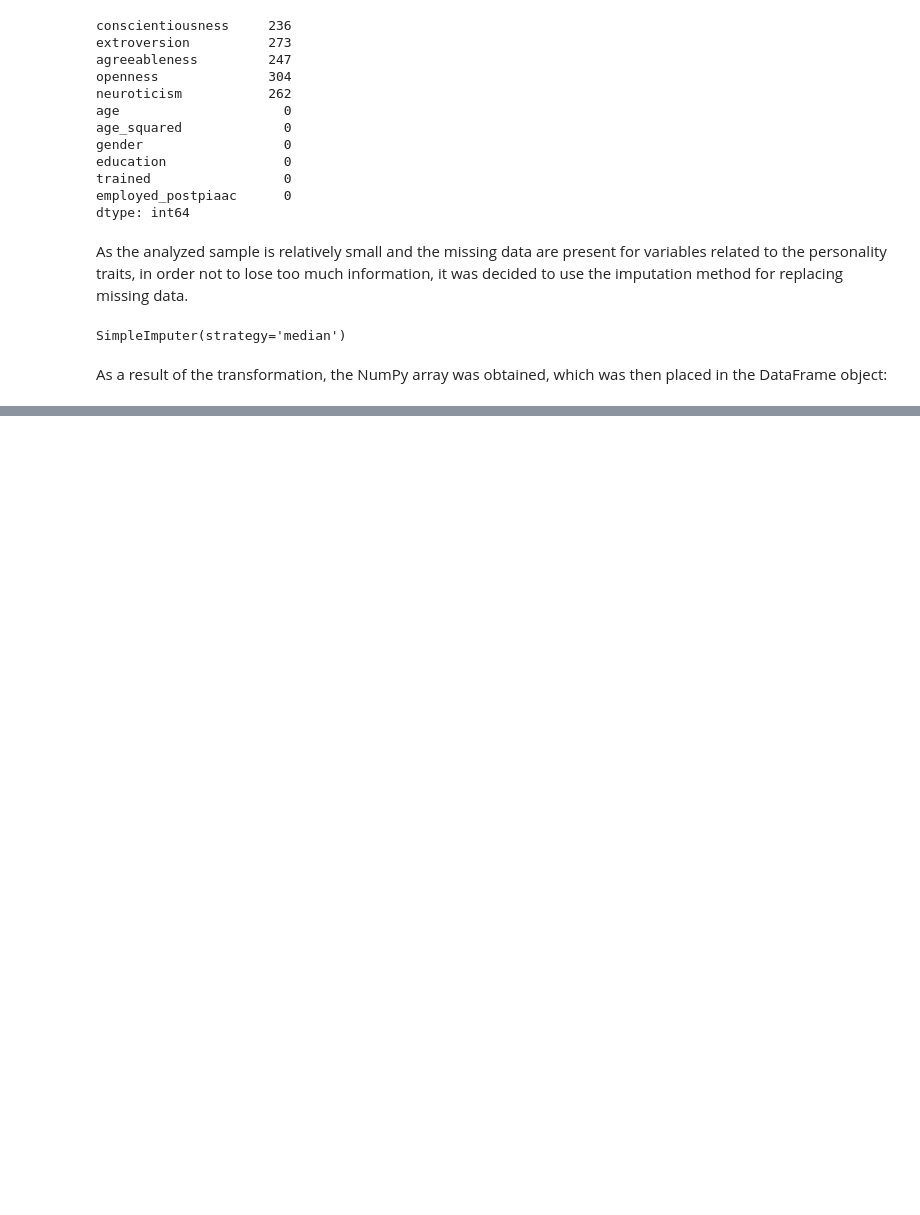
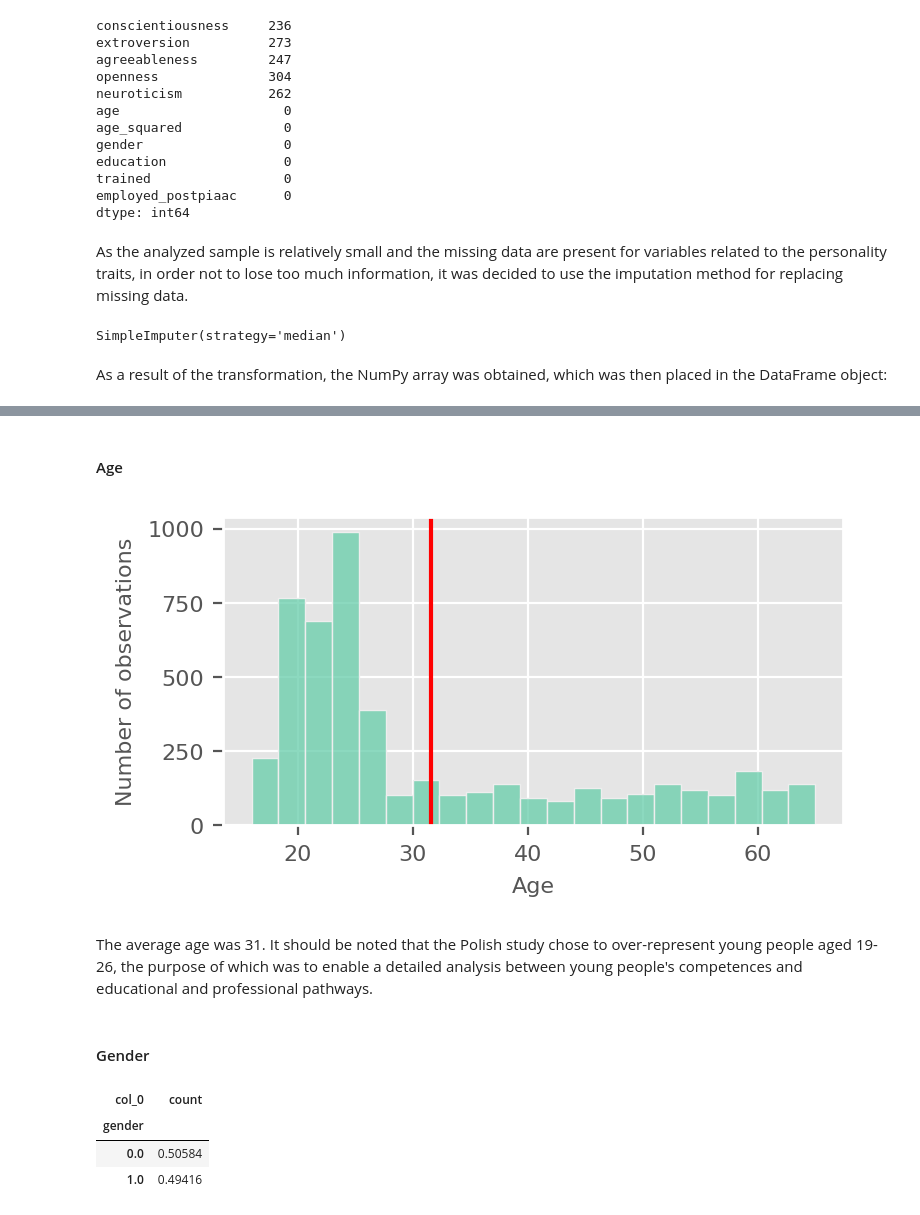
Before and after one commit to nataliagraczyk/bigfive-project, a Jupyter notebook: main.ipynb, the cells around one changed output, grey strips where cells are left out. Cells and saved outputs as stored; diff of their text form; code cells hidden in the pictures; blank space fills up the shorter version.

Commit message:
Add univariate analysis

```diff
--- a/main.ipynb
+++ b/main.ipynb
@@ -144,0 +195,34 @@ clean_data = pd.DataFrame(X, columns = selected_data.columns, index = selected_d
+# %% [markdown]
+#### Age
+# %%
+plt.figure(figsize=(4,2), dpi=200)
+plt.style.use('ggplot')
+
+ax = sns.histplot(
+       data = clean_data["age"],
+       color = "mediumaquamarine")
+
+ax.axvline(x=clean_data.age.mean(),
+            color='red')
+
+ax.set_xlabel("Age", fontsize = 8)
+ax.set_ylabel("Number of observations", fontsize = 8)
+
+plt.xticks(fontsize = 8)
+plt.yticks(fontsize = 8)
+
+plt.show()
+# %% [output]
+[figure, added]
+# %% [markdown]
+The average age was 31. It should be noted that the Polish study chose to over-represent young people aged 19-26, the purpose of which was to enable a detailed analysis between young people's competences and educational and professional pathways.
+# %% [markdown]
+#### Gender
+# %%
+tab = pd.crosstab(index=clean_data['gender'], columns='count')
+tab/tab.sum()
+# %% [output]
+| col_0 | count |
+| gender |  |
+| 0.0 | 0.50584 |
+| 1.0 | 0.49416 |
```
Also changed, not shown: parts of 22 cells of this notebook.
